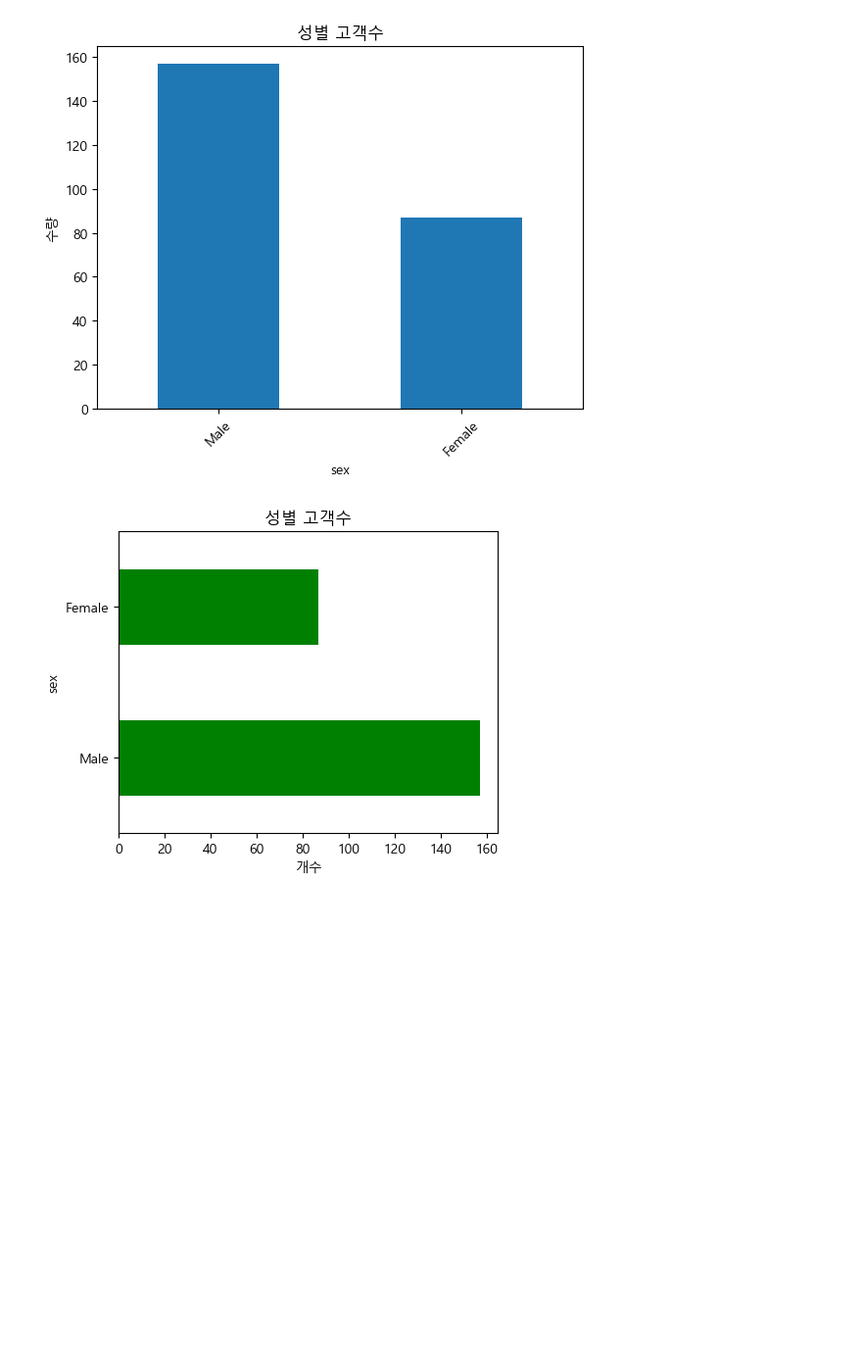
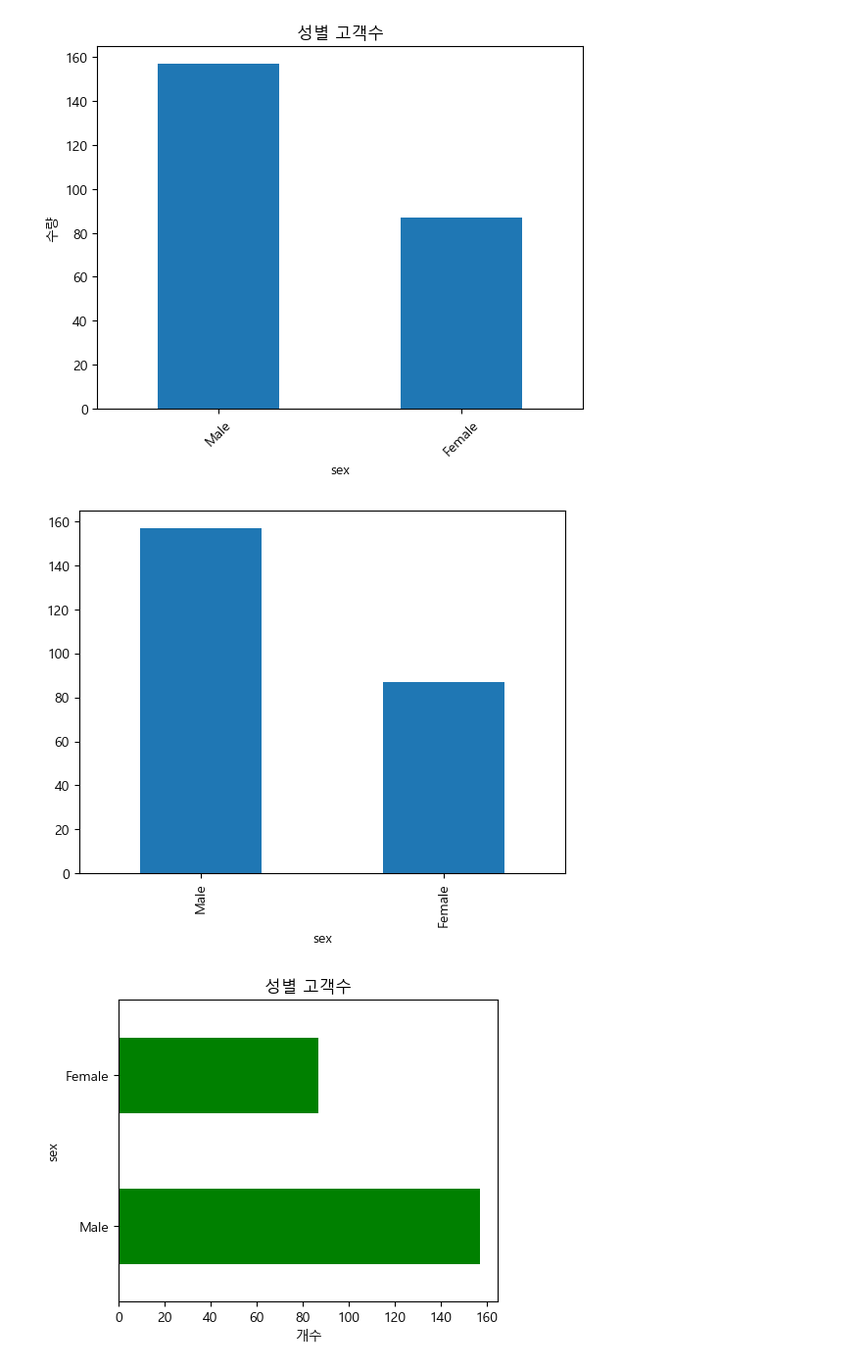
Before and after one commit to qufdlfkd88/SKN31, a Jupyter notebook: 05_시각화/03_Pandas 시각화.ipynb, the cells around one changed output. Shown at 98% size. Cells and saved outputs as stored; diff of their text form; code cells hidden in the pictures; blank space fills up the shorter version.

```diff
--- a/05_시각화/03_Pandas 시각화.ipynb
+++ b/05_시각화/03_Pandas 시각화.ipynb
@@ -55,6 +55,11 @@ plt.ylabel("수량")
 plt.show()
 # %% [output]
 [figure]
+# %%
+v.plot.bar()
+plt.show()
+# %% [output]
+[figure, added]
 # %%
 v.plot(kind='barh', title="성별 고객수", xlabel='개수', figsize=(5, 4), color="green")
 plt.show()
```
Also changed, not shown: parts of 35 cells of this notebook, 13 other files.
